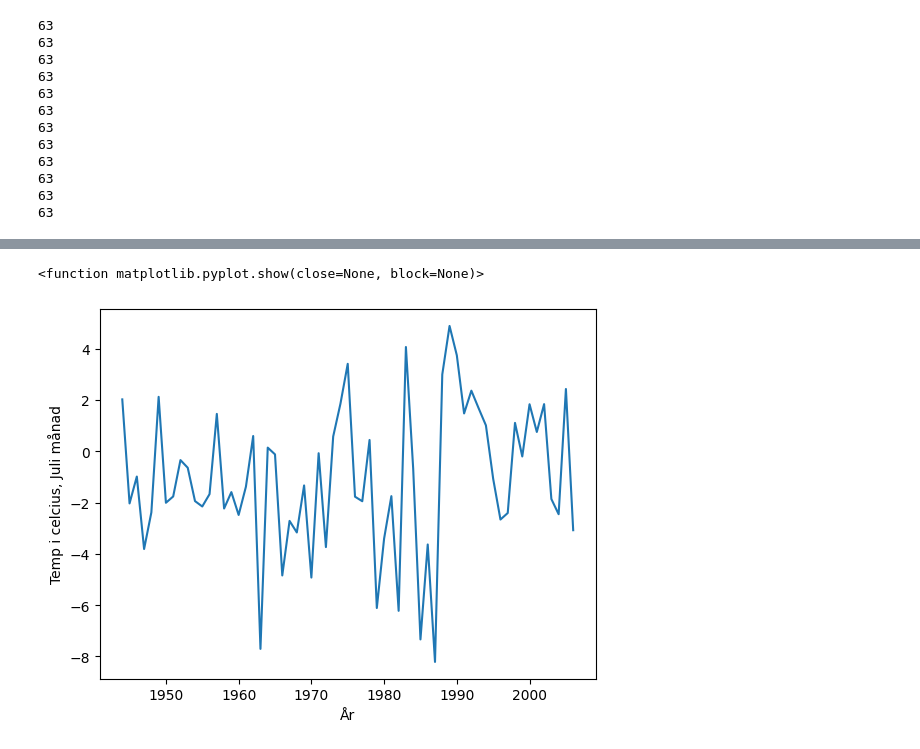
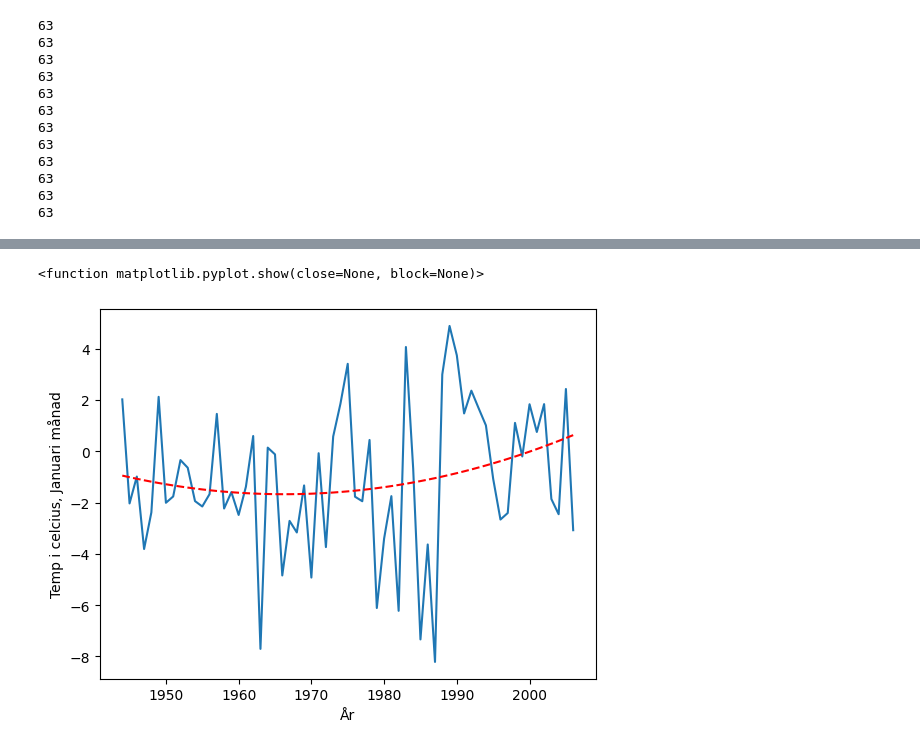
Before and after one commit to msteele919/projectwork, a Jupyter notebook: EDA/EDA_save_olof.ipynb, the cells around one changed output, grey strips where cells are left out. Saved outputs shown, nothing was run; the diff lists cells and outputs as text; code cells hidden in the pictures.

```diff
--- a/EDA/EDA_save_olof.ipynb
+++ b/EDA/EDA_save_olof.ipynb
@@ -532,14 +540,21 @@ plt.show
 jan = month_list_dict['Jan']
 # %%
 # years = list(range(1944, 2007))
-df_jan = pd.DataFrame({'Snittemperatur Juli': jan, 'År': years})
+df_jan = pd.DataFrame({'Snittemperatur Januari': jan, 'År': years})
+# %%
+x = df_jan['År']
+y = df_jan['Snittemperatur Januari']
+# %%
+z = np.polyfit(x, y, 2)
+p = np.poly1d(z)
 # %%
 plt.figure
 
-plt.plot(df_jan['År'], df_jan['Snittemperatur Juli'])
-plt.ylabel('Temp i celcius, Juli månad')
+plt.plot(df_jan['År'], df_jan['Snittemperatur Januari'])
+plt.plot(x, p(x), linestyle='--', color='r')
+plt.ylabel('Temp i celcius, Januari månad')
 plt.xlabel('År')
 plt.show
 # %% [output]
 <function matplotlib.pyplot.show(close=None, block=None)>
-[figure, old version]
+[figure, new version]
```
Also changed, not shown: parts of 6 cells of this notebook.
